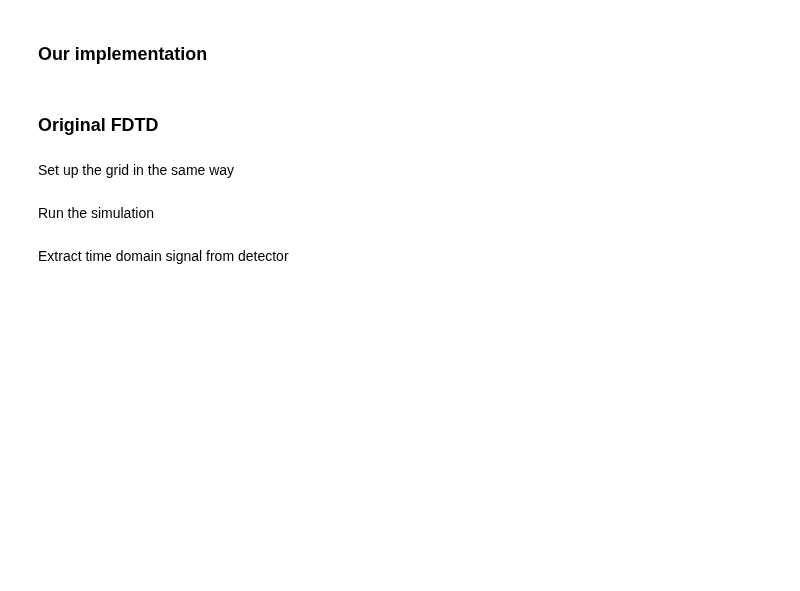
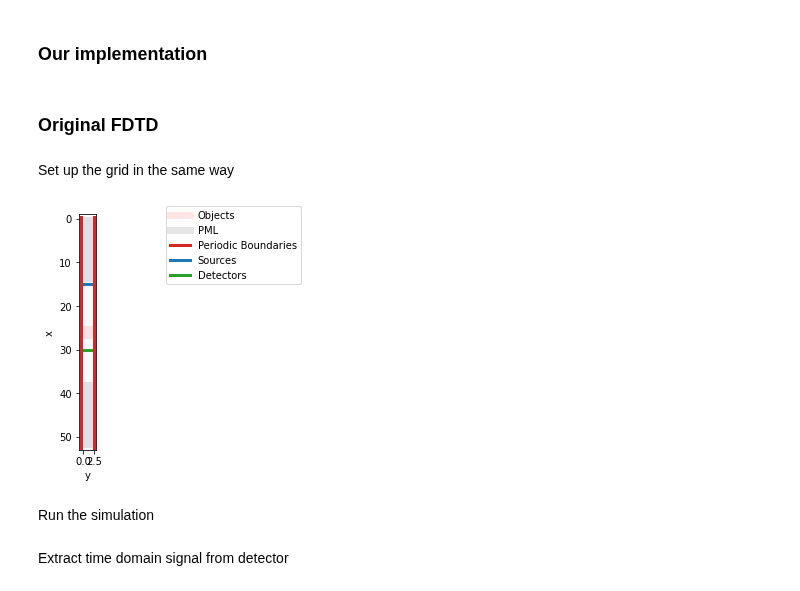
Before and after one commit to esa/NIDN, a Jupyter notebook: notebooks/Supplementary - Ground-truth Data Generation FDTD.ipynb, the cells around one changed output. Saved outputs shown, nothing was run; the diff lists cells and outputs as text; code cells hidden in the pictures; blank space fills up the shorter version.

```diff
--- a/notebooks/Supplementary - Ground-truth Data Generation FDTD.ipynb
+++ b/notebooks/Supplementary - Ground-truth Data Generation FDTD.ipynb
@@ -167,46 +171,35 @@ TIMESTEPS = 400
 Set up the grid in the same way
 # %%
 # create FDTD Grid
-grid_spacing = 0.1 * WAVELENGTH
+grid_spacing = 0.1 * cfg.physical_wavelength_range[0]
 grid = fdtd.Grid(
     (5.3e-6,3, 1),  # 2D grid
     grid_spacing=grid_spacing,
     permittivity=1.0,  # Relative permittivity of 1  vacuum
 )
 
 # sources
-grid[int(1.5e-6/grid_spacing), :] = fdtd.LineSource(period=WAVELENGTH / SPEED_LIGHT, name="source")
+grid[int(1.5e-6/grid_spacing), :] = fdtd.LineSource(period=cfg.physical_wavelength_range[0] / SPEED_LIGHT, name="source")
 
 # detectors
 t_detector_material = fdtd.LineDetector(name="detector")
 grid[int(2.8e-6/grid_spacing)+2, :, 0] = t_detector_material
 
 # x boundaries
 grid[0:int(1.5e-6/grid_spacing), :, :] = fdtd.PML(name="pml_xlow")
 grid[-int(1.5e-6/grid_spacing):, :, :] = fdtd.PML(name="pml_xhigh")
 
 # y boundaries
 grid[:, 0, :] = fdtd.PeriodicBoundary(name="ybounds")
 
-# Calculate correct permittivity
-cfg.physical_wavelength_range[0]=10e-7
-cfg.physical_wavelength_range[1]=10e-7
-cfg.target_frequencies = nidn.compute_target_frequencies(
-    cfg.physical_wavelength_range[0],
-    cfg.physical_wavelength_range[1],
-    cfg.N_freq,
-    cfg.freq_distribution)
-eps_grid = torch.zeros(cfg.Nx,cfg.Ny,cfg.N_layers,cfg.N_freq,dtype=torch.cfloat)
-layer_builder = nidn.LayerBuilder(cfg)
-eps_grid[:,:,0,:] = layer_builder.build_uniform_layer("titanium_oxide")
-
-
 # The absorbing object fills the whole grid
 grid[int(2.5e-6/grid_spacing):int(2.8e-6/grid_spacing),:, :] = fdtd.AbsorbingObject(
-    permittivity=eps_grid[:,:,0,0].real, conductivity=eps_grid[:,:,0,0].imag*SPEED_LIGHT/WAVELENGTH*2*PI*EPS_0, name="absorbin_object"
+    permittivity=eps_grid[:,:,0,0].real, conductivity=eps_grid[:,:,0,0].imag*SPEED_LIGHT/cfg.physical_wavelength_range[0]*2*PI*EPS_0, name="absorbin_object"
 )
 plt.figure()
 grid.visualize(z=0)
+# %% [output]
+[figure, added]
 # %% [markdown]
 Run the simulation
 # %%
```
Also changed, not shown: parts of 21 cells of this notebook, 1 other file.
